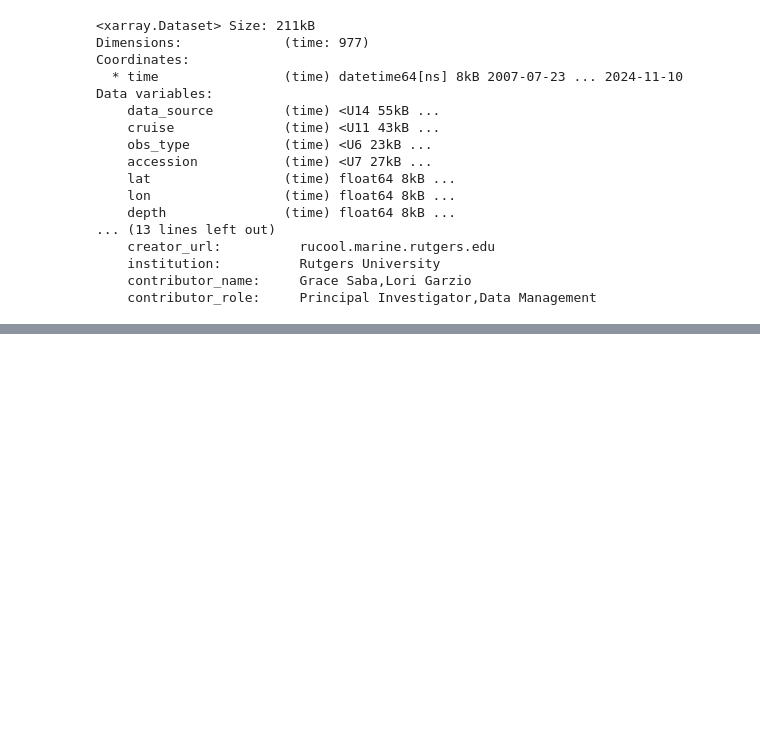
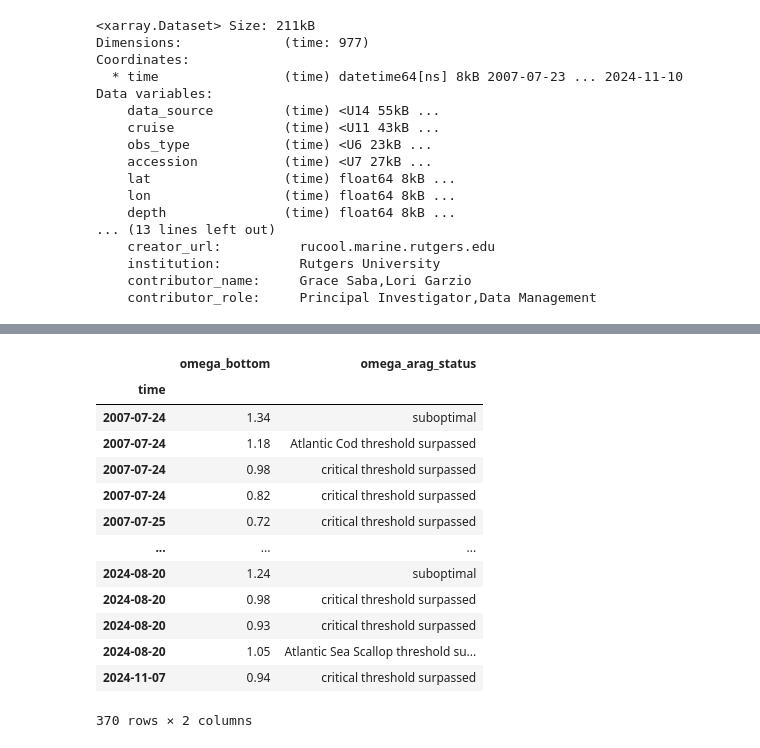
Before and after one commit to EGable1/MOM6-COBALT_2026, a Jupyter notebook: code/OA_data.ipynb, the cells around one changed output, grey strips where cells are left out. Saved outputs shown, nothing was run; the diff lists cells and outputs as text; code cells hidden in the pictures; blank space fills up the shorter version.

```diff
--- a/code/OA_data.ipynb
+++ b/code/OA_data.ipynb
@@ -135,0 +263,2 @@ Data variables:
+# %%
+OA_events=classify_omega_arag(ds, var_name="omega_bottom")
@@ -135,0 +275,17 @@ Data variables:
+# %%
+OA_events.to_dataframe()
+# %% [output]
+|  | omega_bottom | omega_arag_status |
+| time |  |  |
+| 2007-07-24 | 1.34 | suboptimal |
+| 2007-07-24 | 1.18 | Atlantic Cod threshold surpassed |
+| 2007-07-24 | 0.98 | critical threshold surpassed |
+| 2007-07-24 | 0.82 | critical threshold surpassed |
+| 2007-07-25 | 0.72 | critical threshold surpassed |
+| ... | ... | ... |
+| 2024-08-20 | 1.24 | suboptimal |
+| 2024-08-20 | 0.98 | critical threshold surpassed |
+| 2024-08-20 | 0.93 | critical threshold surpassed |
+| 2024-08-20 | 1.05 | Atlantic Sea Scallop threshold su... |
+| 2024-11-07 | 0.94 | critical threshold surpassed |
+370 rows × 2 columns
```
Also changed, not shown: parts of 7 cells of this notebook, 1 other file.
